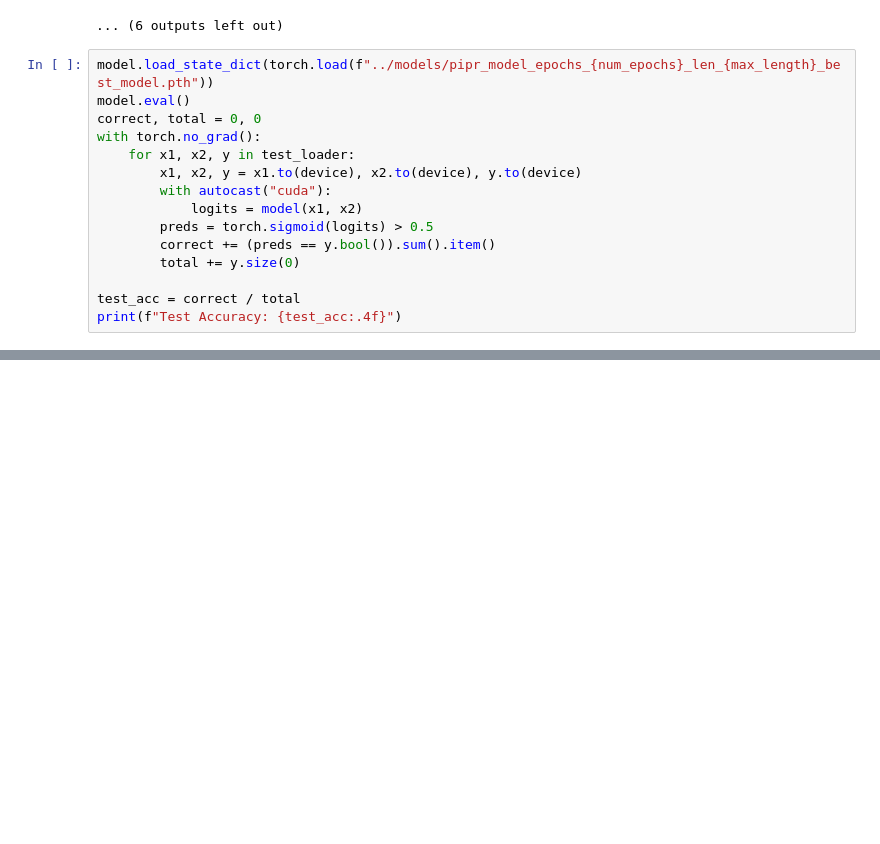
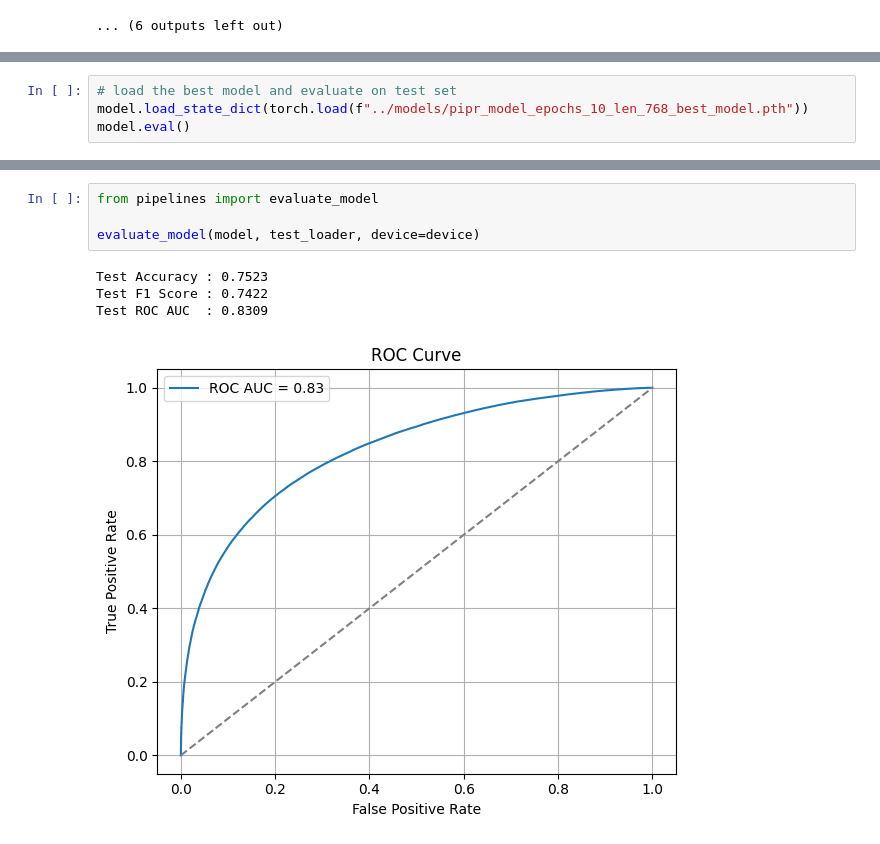
Before and after one commit to santiagoWilli/ppi-predictions, a Jupyter notebook: notebooks/4. PIPR Model.ipynb, the cells around one changed output, grey strips where cells are left out. Drawn from its saved outputs; the diff is of its cells as text; blank space fills up the shorter version.

Commit message:
imp: update model notebooks with evaluate function

```diff
--- a/notebooks/4. PIPR Model.ipynb
+++ b/notebooks/4. PIPR Model.ipynb
@@ -145,18 +146,3 @@ Epoch 5/10
 Epoch 6/10
 ---Train loss: 0.5689
 ... (6 outputs left out)
-# %%
-model.load_state_dict(torch.load(f"../models/pipr_model_epochs_{num_epochs}_len_{max_length}_best_model.pth"))
-model.eval()
-correct, total = 0, 0
-with torch.no_grad():
-    for x1, x2, y in test_loader:
-        x1, x2, y = x1.to(device), x2.to(device), y.to(device)
-        with autocast("cuda"):
-            logits = model(x1, x2)
-        preds = torch.sigmoid(logits) > 0.5
-        correct += (preds == y.bool()).sum().item()
-        total += y.size(0)
-
-test_acc = correct / total
-print(f"Test Accuracy: {test_acc:.4f}")
@@ -171,0 +149,4 @@ Un **75% de accuracy** en test es bastante buena. Significa que el modelo aprend
+# %%
+# load the best model and evaluate on test set
+model.load_state_dict(torch.load(f"../models/pipr_model_epochs_10_len_768_best_model.pth"))
+model.eval()
@@ -171,0 +171,9 @@ Un **75% de accuracy** en test es bastante buena. Significa que el modelo aprend
+# %%
+from pipelines import evaluate_model
+
+evaluate_model(model, test_loader, device=device)
+# %% [output]
+Test Accuracy : 0.7523
+Test F1 Score : 0.7422
+Test ROC AUC  : 0.8309
+[figure, added]
```
Also changed, not shown: parts of 6 cells of this notebook, 4 other files.
